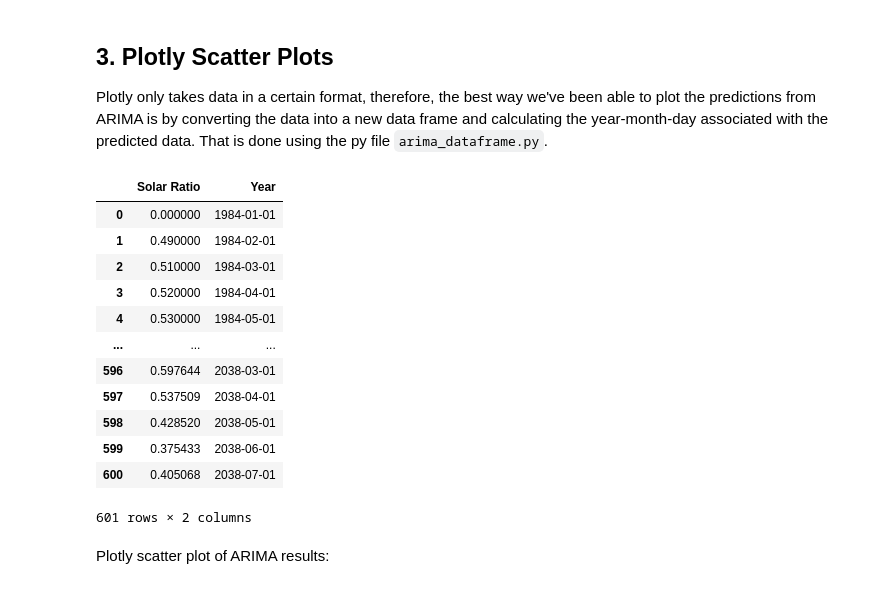
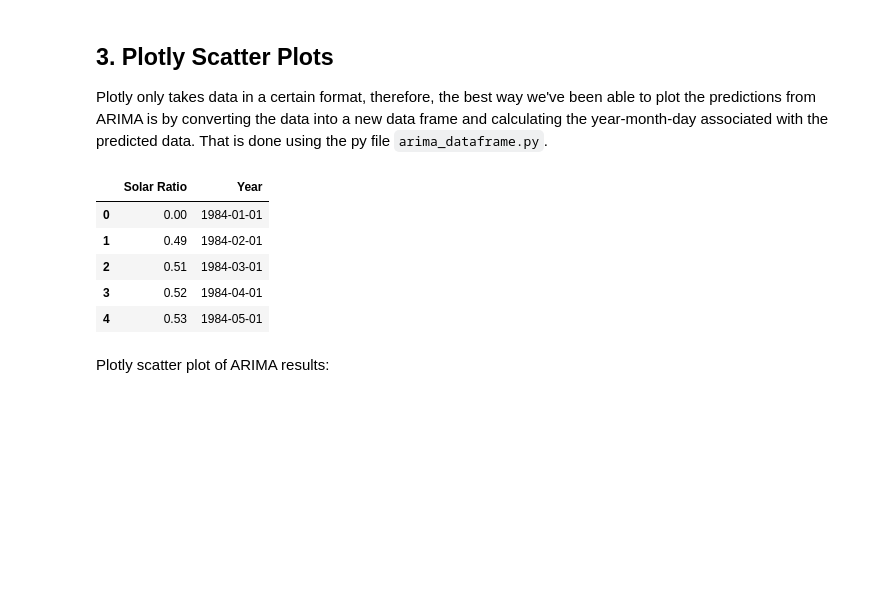
Before and after one commit to Solar-Wind-ML-DIRECT-2022-Project/2022-Project-Repo, a Jupyter notebook: serf/Plotly.ipynb, the cells around one changed output. Saved outputs shown, nothing was run; the diff lists cells and outputs as text; code cells hidden in the pictures; blank space fills up the shorter version.

```diff
--- a/serf/Plotly.ipynb
+++ b/serf/Plotly.ipynb
@@ -179,21 +179,14 @@ def arima_results(pred_sol):
     return df
 # %%
 df = arima_results(pred_sol)
-df
+df.head()
 # %% [output]
 |  | Solar Ratio | Year |
-| 0 | 0.000000 | 1984-01-01 |
-| 1 | 0.490000 | 1984-02-01 |
-| 2 | 0.510000 | 1984-03-01 |
-| 3 | 0.520000 | 1984-04-01 |
-| 4 | 0.530000 | 1984-05-01 |
-| ... | ... | ... |
-| 596 | 0.597644 | 2038-03-01 |
-| 597 | 0.537509 | 2038-04-01 |
-| 598 | 0.428520 | 2038-05-01 |
-| 599 | 0.375433 | 2038-06-01 |
-| 600 | 0.405068 | 2038-07-01 |
+| 0 | 0.00 | 1984-01-01 |
+| 1 | 0.49 | 1984-02-01 |
+| 2 | 0.51 | 1984-03-01 |
+| 3 | 0.52 | 1984-04-01 |
+| 4 | 0.53 | 1984-05-01 |
-601 rows × 2 columns
 # %% [markdown]
 Plotly scatter plot of ARIMA results:
 # %%
```
Also changed, not shown: parts of 3 cells of this notebook.
